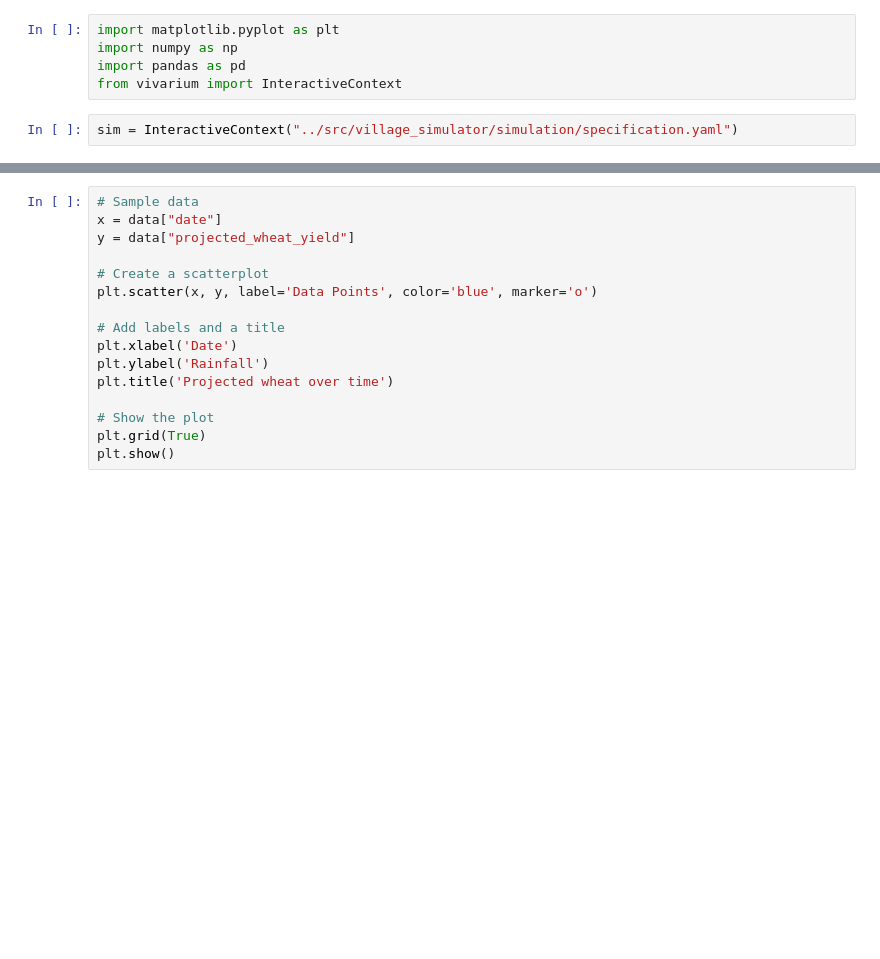
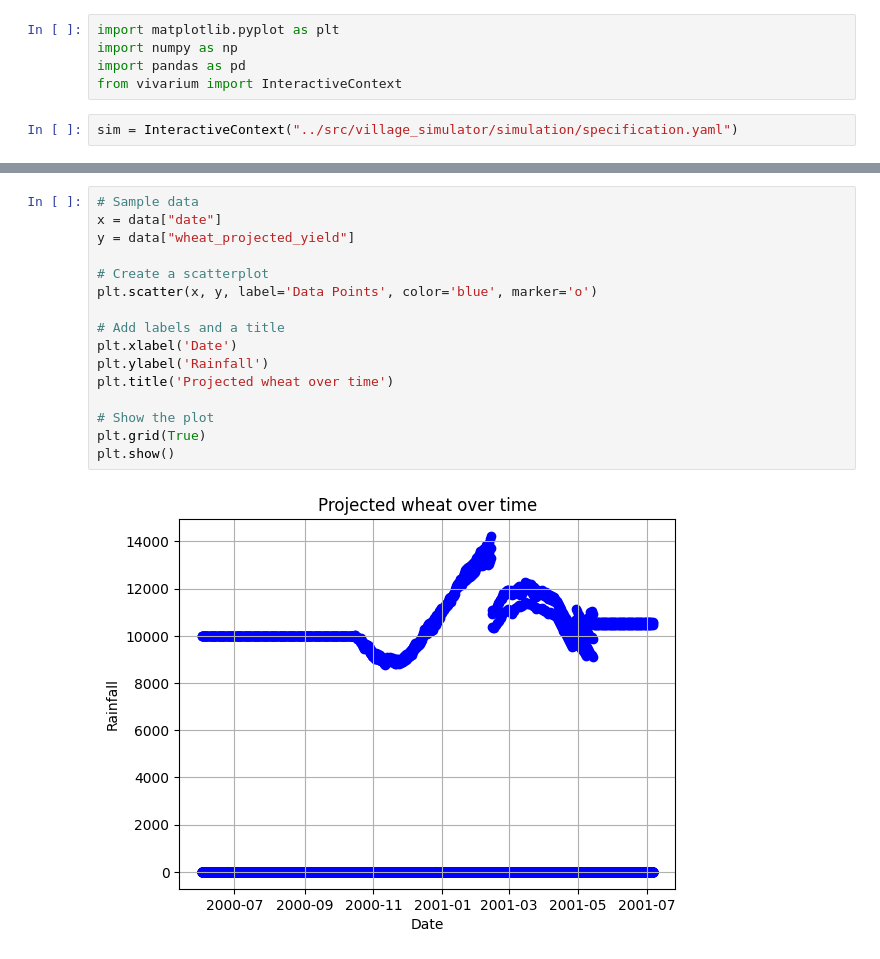
Before and after one commit to rmudambi/village_simulator, a Jupyter notebook: notebooks/simulation_tester.ipynb, the cells around one changed output, grey strips where cells are left out. Drawn from its saved outputs; the diff is of its cells as text; blank space fills up the shorter version.

```diff
--- a/notebooks/simulation_tester.ipynb
+++ b/notebooks/simulation_tester.ipynb
@@ -54,18 +80,20 @@ plt.show()
 # %%
 # Sample data
 x = data["date"]
-y = data["projected_wheat_yield"]
+y = data["wheat_projected_yield"]
 
 # Create a scatterplot
 plt.scatter(x, y, label='Data Points', color='blue', marker='o')
 
 # Add labels and a title
 plt.xlabel('Date')
 plt.ylabel('Rainfall')
 plt.title('Projected wheat over time')
 
 # Show the plot
 plt.grid(True)
 plt.show()
+# %% [output]
+[figure, added]
 # %%
 data["rainfall"].mean()
```
Also changed, not shown: parts of 9 cells of this notebook, 6 other files.
